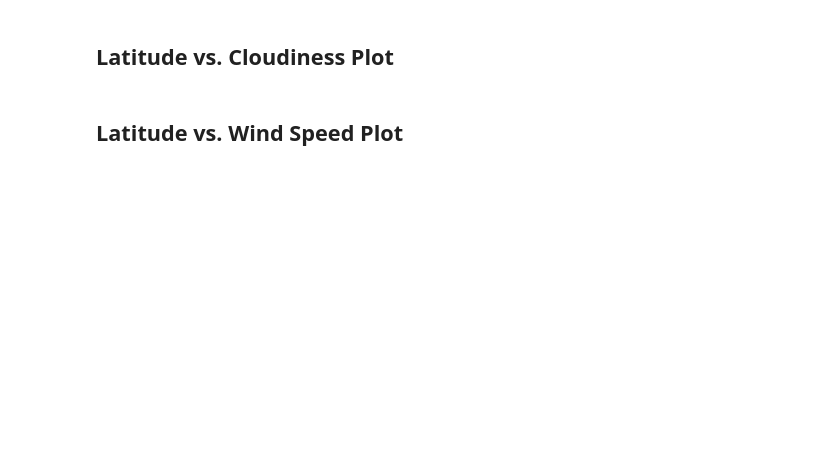
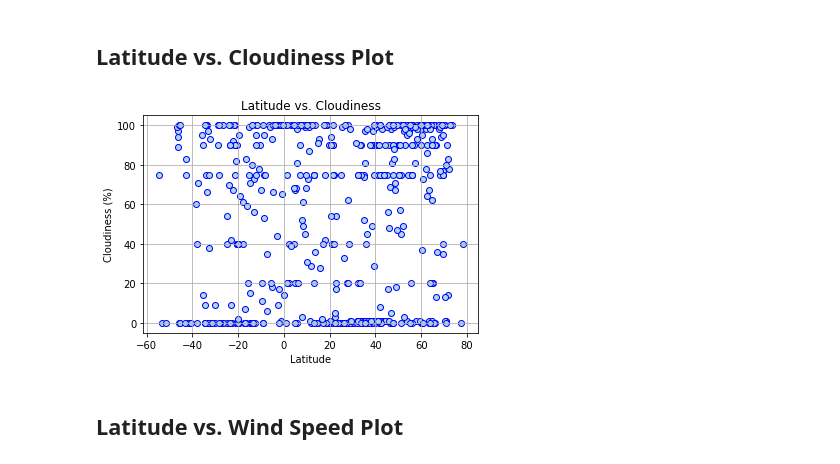
Before and after one commit to joe-m-2020/python-api-challenge, a Jupyter notebook: WeatherPy/WeatherPy.ipynb, the cells around one changed output. Drawn from its saved outputs; the diff is of its cells as text; code cells hidden in the pictures; blank space fills up the shorter version.

```diff
--- a/WeatherPy/WeatherPy.ipynb
+++ b/WeatherPy/WeatherPy.ipynb
@@ -181,4 +203,15 @@ city_weather_df.loc[city_weather_df["Humidity"]>100,:]
 # %% [markdown]
 ## Latitude vs. Cloudiness Plot
+# %%
+cloudiness_to_plot = city_weather_df.loc[:,'Cloudiness']
+plt.title("Latitude vs. Cloudiness")
+plt.xlabel("Latitude")
+plt.ylabel("Cloudiness (%)")
+
+plt.scatter(latitude_to_plot,cloudiness_to_plot,marker = "o",color="lightblue", edgecolors="b",)
+plt.grid(b=None, which='major', axis='both')
+plt.savefig("Figures\latitude_vs_cloudiness.png")
+# %% [output]
+[figure, added]
 # %% [markdown]
 ## Latitude vs. Wind Speed Plot
```
Also changed, not shown: parts of 21 cells of this notebook, 6 other files.
